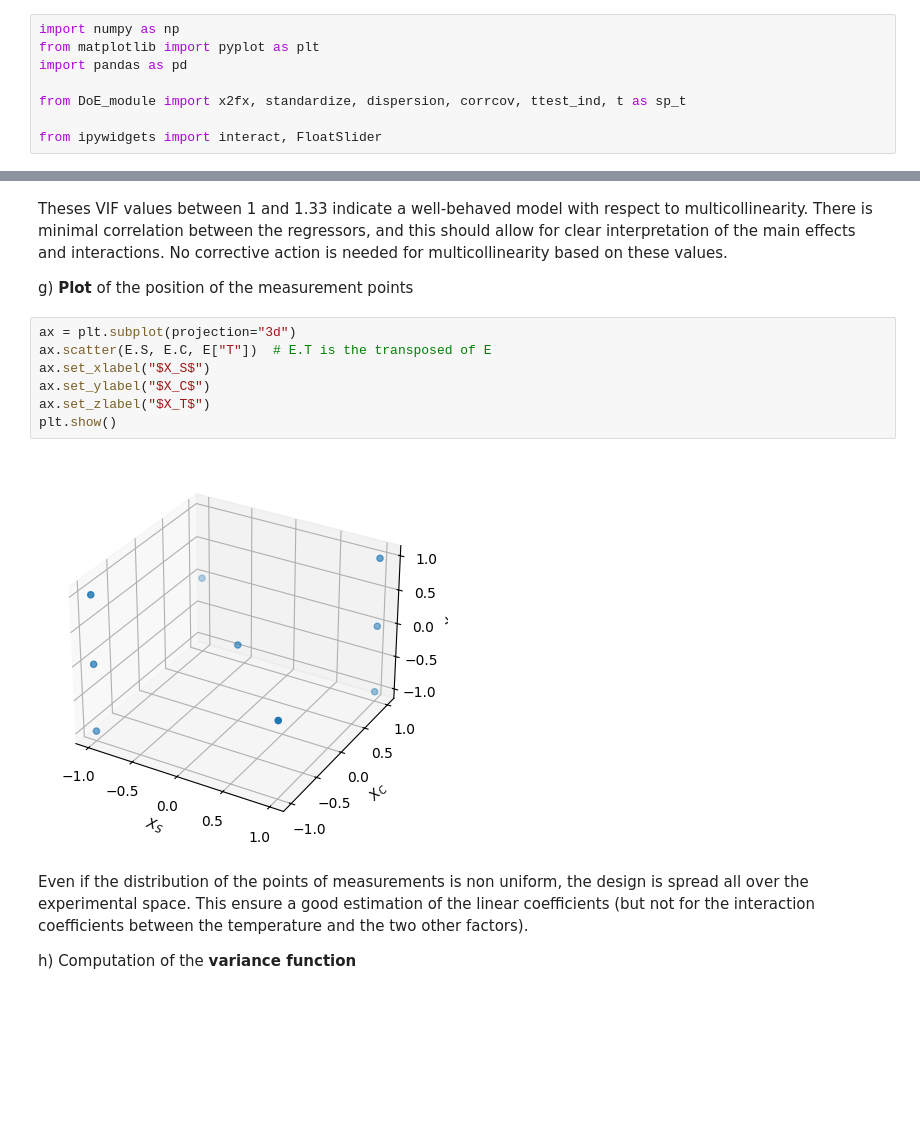
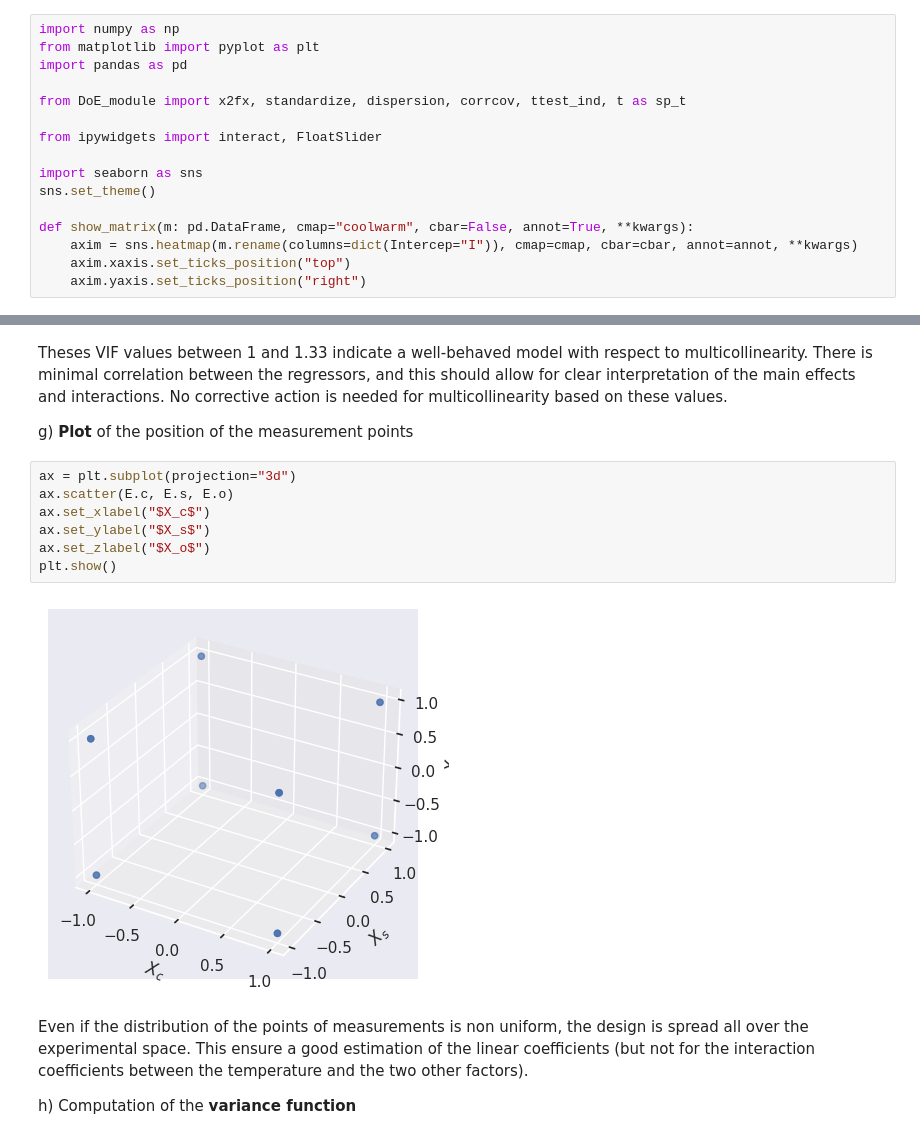
Before and after one commit to giboul/DoE_project, a Jupyter notebook: S3-project.ipynb, the cells around one changed output, grey strips where cells are left out. Saved outputs shown, nothing was run; the diff lists cells and outputs as text; blank space fills up the shorter version.

```diff
--- a/S3-project.ipynb
+++ b/S3-project.ipynb
@@ -6,6 +6,14 @@ import pandas as pd
 from DoE_module import x2fx, standardize, dispersion, corrcov, ttest_ind, t as sp_t
 
 from ipywidgets import interact, FloatSlider
+
+import seaborn as sns
+sns.set_theme()
+
+def show_matrix(m: pd.DataFrame, cmap="coolwarm", cbar=False, annot=True, **kwargs):
+    axim = sns.heatmap(m.rename(columns=dict(Intercep="I")), cmap=cmap, cbar=cbar, annot=annot, **kwargs)
+    axim.xaxis.set_ticks_position("top")
+    axim.yaxis.set_ticks_position("right")
 # %% [markdown]
 # Series 3: Sensitivity of the Young modulus
 
@@ -228,13 +140,13 @@ Theses VIF values between 1 and 1.33 indicate a well-behaved model with respect
 g) **Plot** of the position of the measurement points
 # %%
 ax = plt.subplot(projection="3d")
-ax.scatter(E.S, E.C, E["T"])  # E.T is the transposed of E
-ax.set_xlabel("$X_S$")
-ax.set_ylabel("$X_C$")
-ax.set_zlabel("$X_T$")
+ax.scatter(E.c, E.s, E.o)
+ax.set_xlabel("$X_c$")
+ax.set_ylabel("$X_s$")
+ax.set_zlabel("$X_o$")
 plt.show()
 # %% [output]
-[figure, old version]
+[figure, new version]
 # %% [markdown]
 Even if the distribution of the points of measurements is non uniform, the design is spread all over the experimental space. This ensure a good estimation of the linear coefficients (but not for the interaction coefficients between the temperature and the two other factors).
 
```
Also changed, not shown: parts of 10 cells of this notebook, 1 other file.
